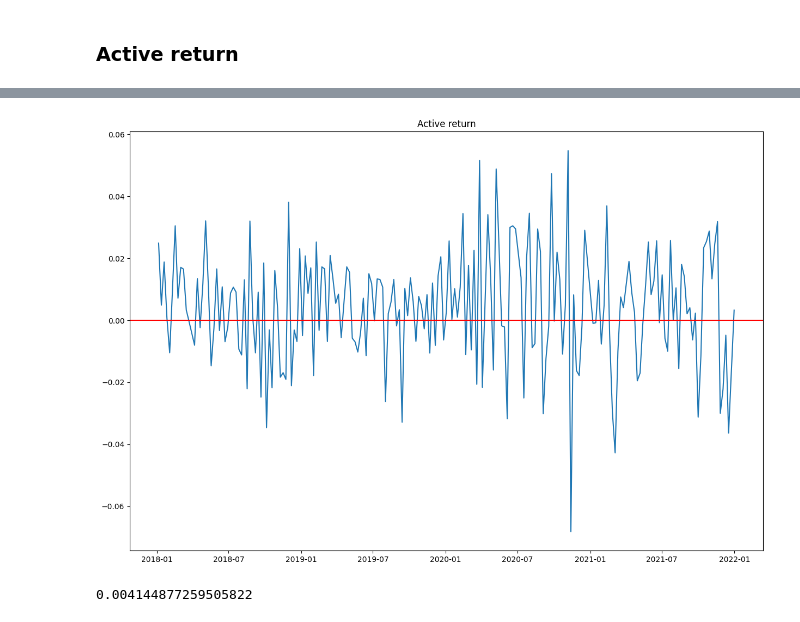
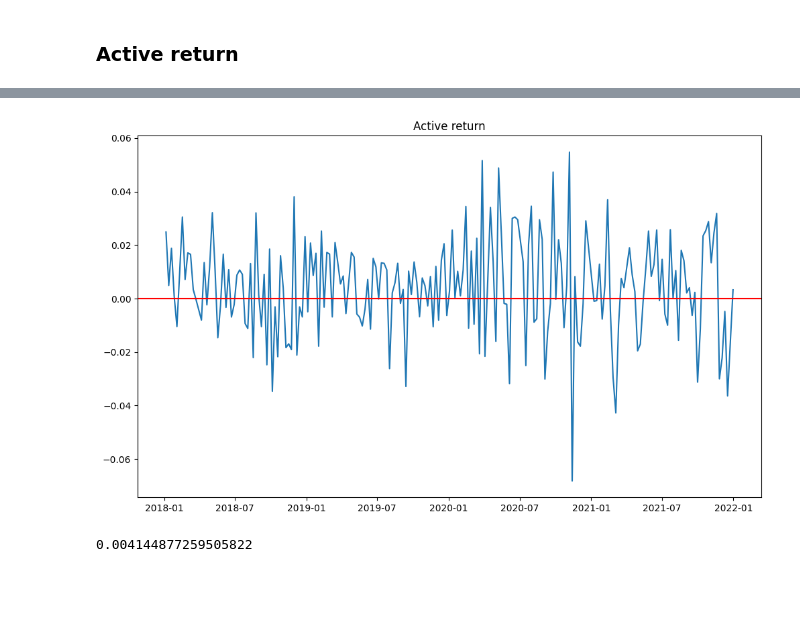
Before and after one commit to qununc/financials_repo, a Jupyter notebook: AppliedModels/port_performance_HW.ipynb, the cells around one changed output, grey strips where cells are left out. Saved outputs shown, nothing was run; the diff lists cells and outputs as text; code cells hidden in the pictures; blank space fills up the shorter version.

```diff
--- a/AppliedModels/port_performance_HW.ipynb
+++ b/AppliedModels/port_performance_HW.ipynb
@@ -98,7 +99,7 @@ def statistics_annualised(mu, sigma, skew, kurt, t, m=4):
 # %% [markdown]
 ### Загрузка ESG-портфеля
 # %%
-port = pd.read_csv('.\\ap_data\\port_esg.csv',
+port = pd.read_csv('https://github.com/qununc/financials_repo/blob/af6f1763d1500c54cc2a2003349eaa60249973c9/AppliedModels/ap_data/port_esg.csv?raw=true',
                    index_col='Date',
                    parse_dates=True)
 # %%
@@ -115,7 +116,7 @@ port.head()
 ### Загрузка Fama-French factors. Для целей анализа используется недельный интервал.
 # %%
 ff = pd.read_csv(
-    '.\\ap_data\\F-F_Research_Data_Factors_weekly.csv',
+    'https://github.com/qununc/financials_repo/blob/f05636fa6a483be96e47c85fb3fd29c35ed11dde/AppliedModels/ap_data/F-F_Research_Data_Factors_weekly.csv?raw=true',
     skiprows=4)
 # %%
 ff.tail()
@@ -522,11 +523,11 @@ dtype: float64
 # %%
-plt.figure(figsize=(15, 10))
+plt.figure(figsize=(12, 7))
 plt.plot(AR)
 plt.axhline(y=0, color='r', linestyle='-')
 plt.title('Active return')
 plt.show()
 # %% [output]
-[figure, old version]
+[figure, new version]
 # %%
 AR_mean = np.mean(AR)
 AR_mean
```
Also changed, not shown: parts of 43 cells of this notebook.
